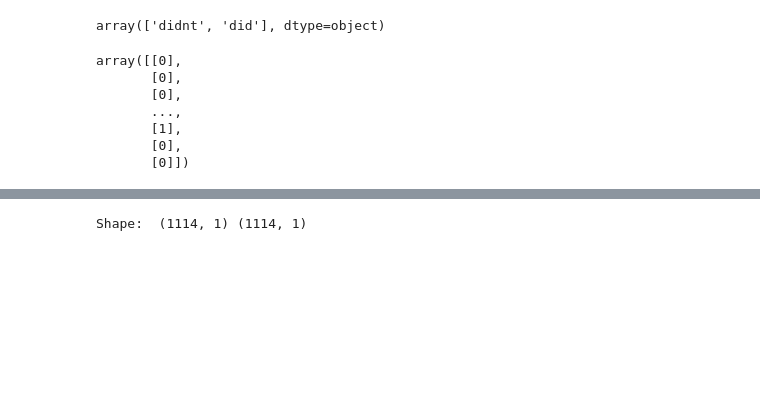
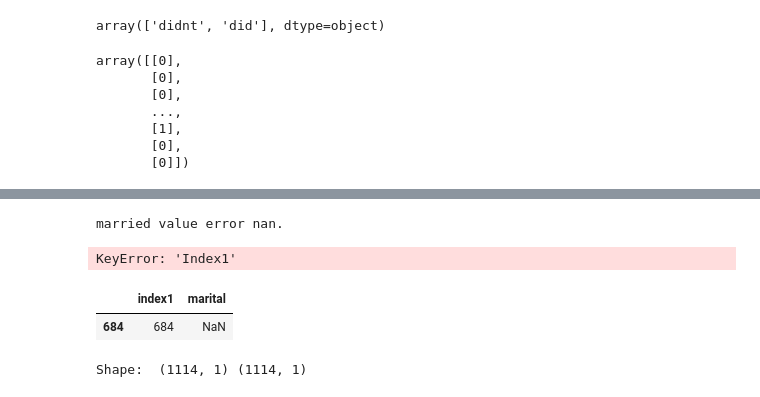
Before and after one commit to KathrynPanger/published_prayer_study, a Jupyter notebook: regression.ipynb, the cells around one changed output, grey strips where cells are left out. Saved outputs shown, nothing was run; the diff lists cells and outputs as text; code cells hidden in the pictures; blank space fills up the shorter version.

Commit message:
recoding

```diff
--- a/regression.ipynb
+++ b/regression.ipynb
@@ -134,0 +160,23 @@ missing value on education at row 165
+# %%
+#Recoding marital status (To dummy varaible with non-married as the reference category)
+reg16_nonmarried=["never ma", "divorced", "separate", "widowed"]
+
+missingcounter=0
+married=[]
+
+for answer in gss["marital"]:
+    missingcounter +=1
+    if answer== "married":
+        married.append(1)
+    elif answer in reg16_nonmarried:
+        married.append(0)
+    elif answer==".a" or answer=="NaN":
+        married.append(answer)
+        print(f"missing value on reg16 at row {missingcounter}")
+        df_missing=df_missing.append({"Variable": "married", "Row": missingcounter}, ignore_index=True)
+    else:
+        missing_value=gss[gss["marital"]==answer].index.values
+        print(f"married value error {answer}.")
+missingcounter=0
+# %% [output]
+married value error nan.
@@ -134,0 +185,10 @@ missing value on education at row 165
+# %%
+gss.loc[(gss['Index1'])
+# %% [output]
+KeyError: 'Index1'
+# %%
+
+gss.loc[(gss['index1'] ==684), ['index1', 'marital']]
+# %% [output]
+|  | index1 | marital |
+| 684 | 684 | NaN |
```
Also changed, not shown: parts of 11 cells of this notebook, 1 other file.
